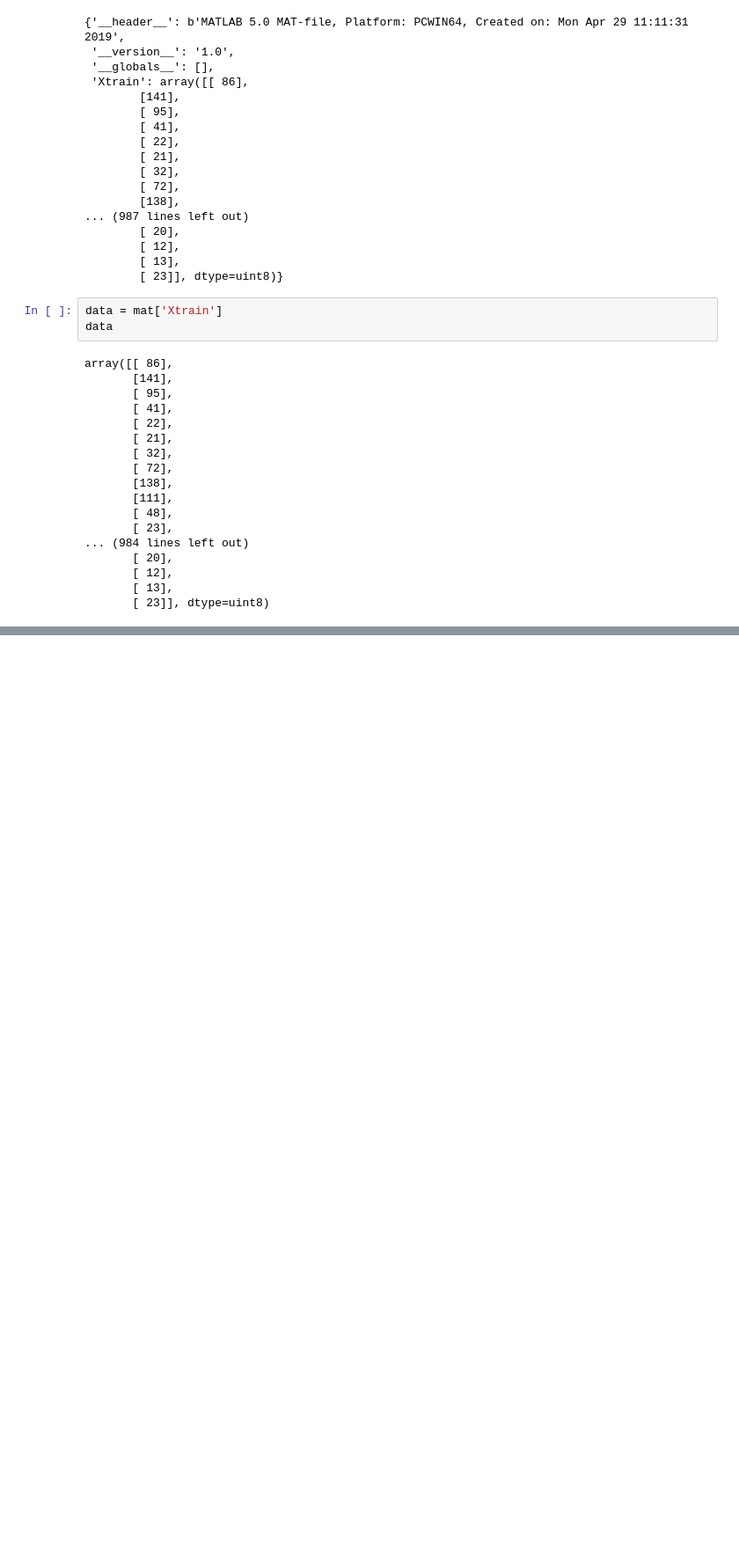
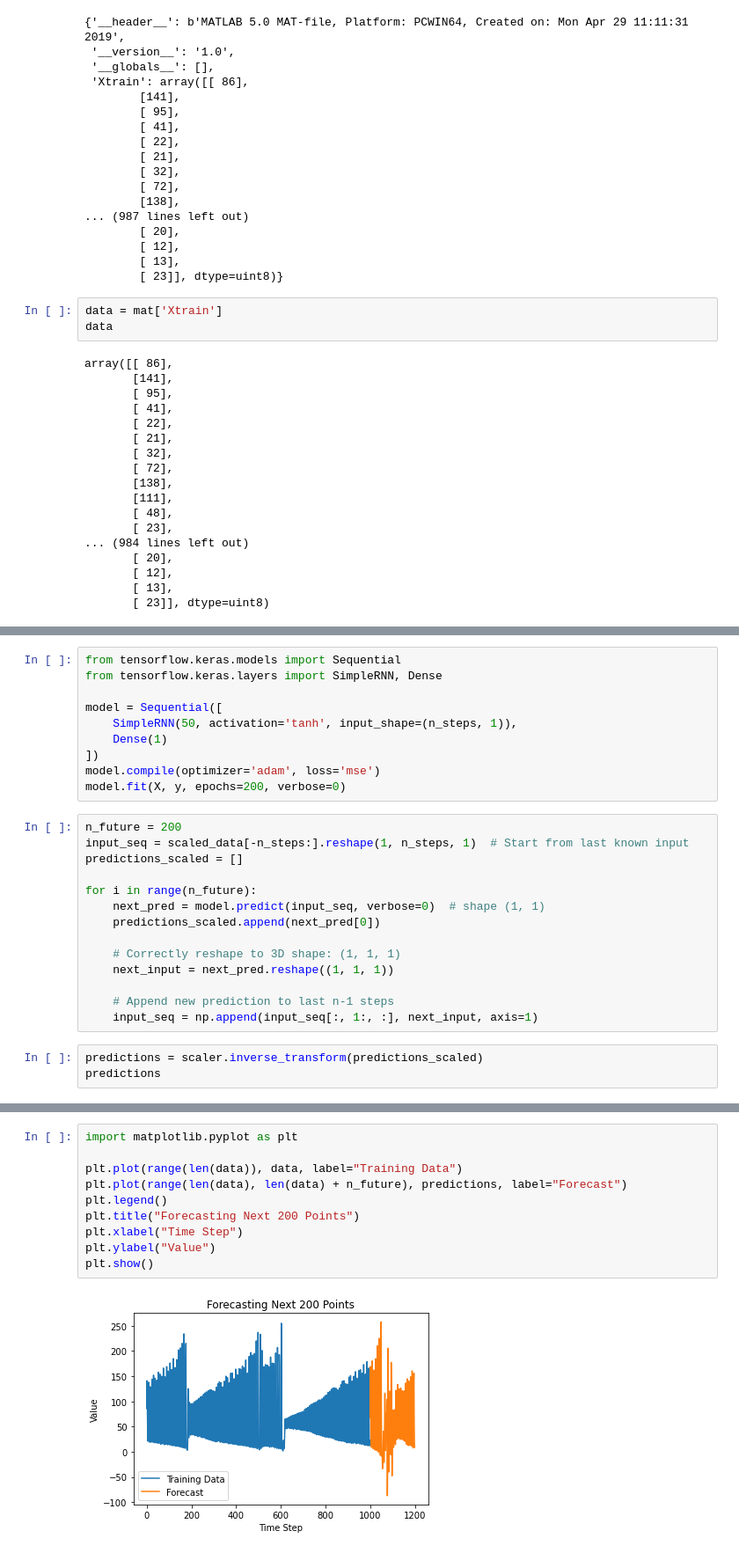
Before and after one commit to Tiveron999/DL-Assignment-1, a Jupyter notebook: model.ipynb, the cells around one changed output, grey strips where cells are left out. Shown at 88% size. Saved outputs shown, nothing was run; the diff lists cells and outputs as text; blank space fills up the shorter version.

```diff
--- a/model.ipynb
+++ b/model.ipynb
@@ -47,0 +251,27 @@ array([[ 86],
+# %%
+from tensorflow.keras.models import Sequential
+from tensorflow.keras.layers import SimpleRNN, Dense
+
+model = Sequential([
+    SimpleRNN(50, activation='tanh', input_shape=(n_steps, 1)),
+    Dense(1)
+])
+model.compile(optimizer='adam', loss='mse')
+model.fit(X, y, epochs=200, verbose=0)
+# %%
+n_future = 200
+input_seq = scaled_data[-n_steps:].reshape(1, n_steps, 1)  # Start from last known input
+predictions_scaled = []
+
+for i in range(n_future):
+    next_pred = model.predict(input_seq, verbose=0)  # shape (1, 1)
+    predictions_scaled.append(next_pred[0])
+
+    # Correctly reshape to 3D shape: (1, 1, 1)
+    next_input = next_pred.reshape((1, 1, 1))
+
+    # Append new prediction to last n-1 steps
+    input_seq = np.append(input_seq[:, 1:, :], next_input, axis=1)
+# %%
+predictions = scaler.inverse_transform(predictions_scaled)
+predictions
@@ -47,0 +308,12 @@ array([[ 86],
+# %%
+import matplotlib.pyplot as plt
+
+plt.plot(range(len(data)), data, label="Training Data")
+plt.plot(range(len(data), len(data) + n_future), predictions, label="Forecast")
+plt.legend()
+plt.title("Forecasting Next 200 Points")
+plt.xlabel("Time Step")
+plt.ylabel("Value")
+plt.show()
+# %% [output]
+[figure, added]
```
Also changed, not shown: parts of 9 cells of this notebook.
